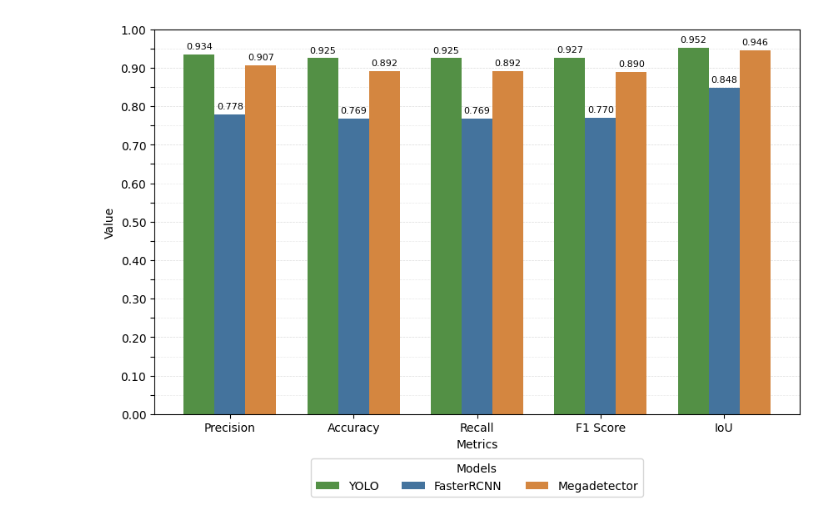
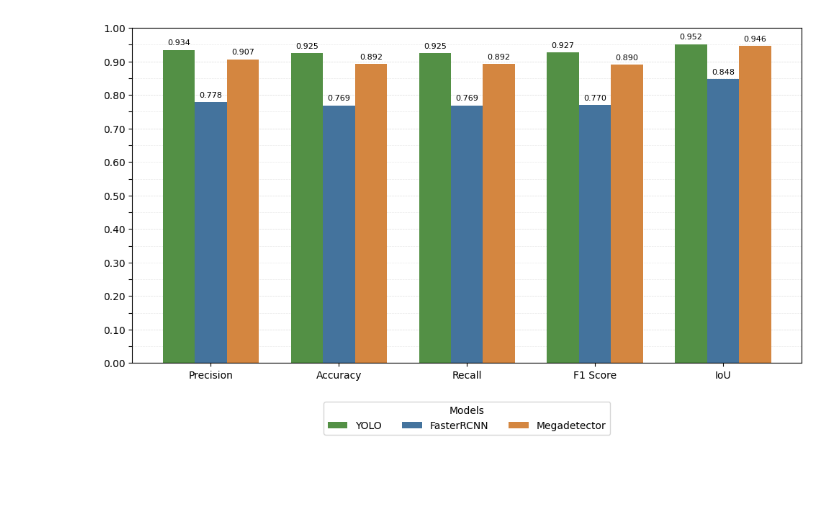
Before and after one commit to ziriraha/snieves-donana-benchmark, a Jupyter notebook: models/analysis/study.ipynb, the cells around one changed output. Saved outputs shown, nothing was run; the diff lists cells and outputs as text; code cells hidden in the pictures; blank space fills up the shorter version.

Commit message:
updated model analysis

```diff
--- a/models/analysis/study.ipynb
+++ b/models/analysis/study.ipynb
@@ -117,13 +107,12 @@ def get_model_plot(table, model):
     metrics = ["precision", "recall", "f1", "iou", "accuracy"]
     names = ["Precision", "Recall", "F1 Score", "IoU", "Accuracy"]
 
-    # Reorder the table based on the metrics list
     table["metric"] = pd.Categorical(table["metric"], categories=metrics, ordered=True)
     table = table.sort_values(by="metric")
-    table["metric"] = table["metric"].map(dict(zip(metrics, names)))  # Map to display names
+    table["metric"] = table["metric"].map(dict(zip(metrics, names)))
 
-    plt.figure(figsize=(8, 4))  # Reduced figure size
-    cmap = sns.light_palette(COLORS[model], as_cmap=False, n_colors=4)[-2:]
+    plt.figure(figsize=(8, 4))
+    cmap = (sns.light_palette(COLORS[model], as_cmap=False, n_colors=4)[-2:]*3)[1:]
     ax = sns.barplot(x="value", y="metric", data=table, hue="metric", dodge=False, palette=cmap)
 
     for bar in ax.patches:
@@ -136,21 +125,18 @@ def get_model_plot(table, model):
             fontsize=10,
         )
 
-    # Double the number of x-ticks
-    xticks = np.linspace(0.5, 1, num=11)  # Generate 11 ticks (double the original 6)
+    xticks = np.linspace(0.5, 1, num=11)
     plt.xticks(ticks=xticks, labels=[f"{tick:.2f}" if i % 2 == 0 else "" for i, tick in enumerate(xticks)])
 
-    # Add vertical lines for each x-tick
     for tick in ax.get_xticks():
         ax.axvline(x=tick, color='lightgray', linestyle='--', linewidth=0.5, alpha=0.8, zorder=0)
 
     plt.xlim(0.5, 1)
     plt.xlabel("")
     plt.ylabel("")
-
+    plt.savefig(f"images/{model.lower()}_metrics.png", dpi=300, bbox_inches="tight")
     plt.show()
 
-# Transform the results DataFrame to have a table for each model
 model_tables = {
     model: results[results["model"] == model]
     .melt(id_vars=["model"], var_name="metric", value_name="value")
@@ -158,7 +144,6 @@ model_tables = {
     for model in results["model"].unique()
 }
 
-# Plot each model's metrics
 for model, table in model_tables.items():
     get_model_plot(table, model)
 # %% [output]
@@ -174,46 +153,45 @@ The palette list has fewer values (2) than needed (5) and will cycle, which may
 # %%
-# Create a new plot with all metrics in the same plot
+# Plot to compare all model's metrics
 def plot_all_metrics(results, colors):
     metrics = ["precision", "accuracy", "recall", "f1", "iou"]
     names = ["Precision", "Accuracy", "Recall", "F1 Score", "IoU"]
-    x = np.arange(len(metrics))  # the label locations
-    width = 0.25  # the width of the bars
+    x = np.arange(len(metrics))
+    width = 0.25
 
-    fig, ax = plt.subplots(figsize=(10, 6))
+    _, ax = plt.subplots(figsize=(10, 6))
 
     for i, model in enumerate(results["model"]):
         values = results.loc[results["model"] == model, metrics].values.flatten()
         ax.bar(x + i * width, values, width, label=model, color=colors[model])
 
-    # Add labels, title, and legend
-    ax.set_xlabel("Metrics")
-    ax.set_ylabel("Value")
+    ax.set_xlabel("")
+    ax.set_ylabel("")
 
     ax.set_xticks(x + width)
     ax.set_xticklabels(names)
     ax.set_ylim(0, 1)
     ax.set_yticks([i * 0.05 for i in range(21)])
     ax.set_yticklabels([f"{i * 0.05:.2f}" if i % 2 == 0 else "" for i in range(21)])
     for tick in plt.yticks()[0]:
         if tick*100 % 2: plt.axhline(y=tick, color='lightgray', linestyle='--', linewidth=0.5, alpha=0.5, zorder=0)
         else: plt.axhline(y=tick, color='lightgray', linestyle='--', linewidth=0.5, alpha=0.8, zorder=0)
 
     ax.legend(title="Models", loc="upper center", bbox_to_anchor=(0.5, -0.1), ncol=len(results["model"].unique()))
 
-    # Add exact values on top of each bar
     for bar in ax.patches:
         ax.text(
             bar.get_x() + bar.get_width() / 2,
             bar.get_height() + 0.01,
             f"{bar.get_height():.3f}",
             ha="center",
             va="bottom",
             fontsize=8,
         )
-
+    plt.tight_layout()
+    plt.savefig('images/metrics_across_models.png', bbox_inches='tight', dpi=300)
     plt.show()
 
 plot_all_metrics(results, COLORS)
 # %% [output]
-[figure, old version]
+[figure, new version]
 # %%
```
Also changed, not shown: parts of 7 cells of this notebook, 12 other files.
